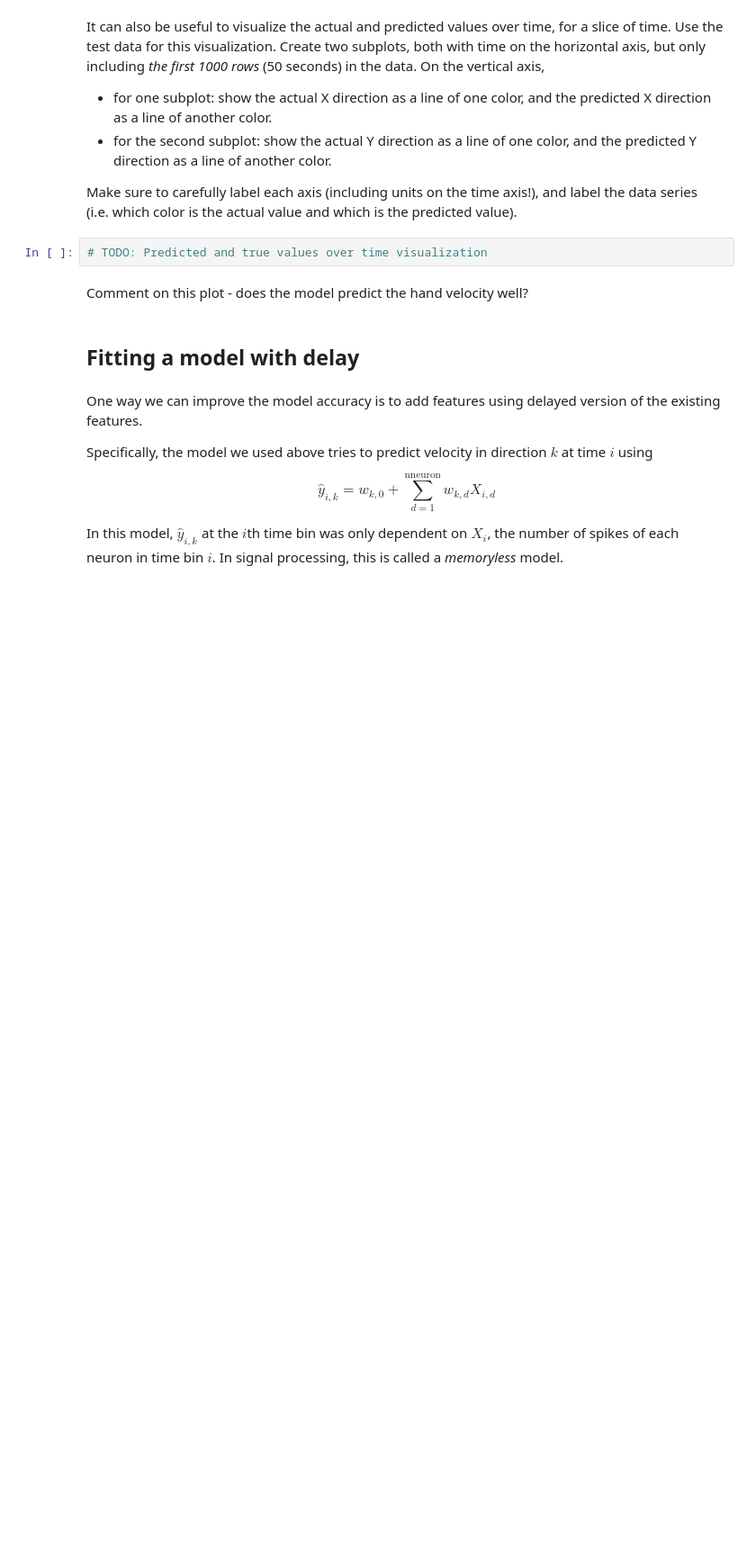
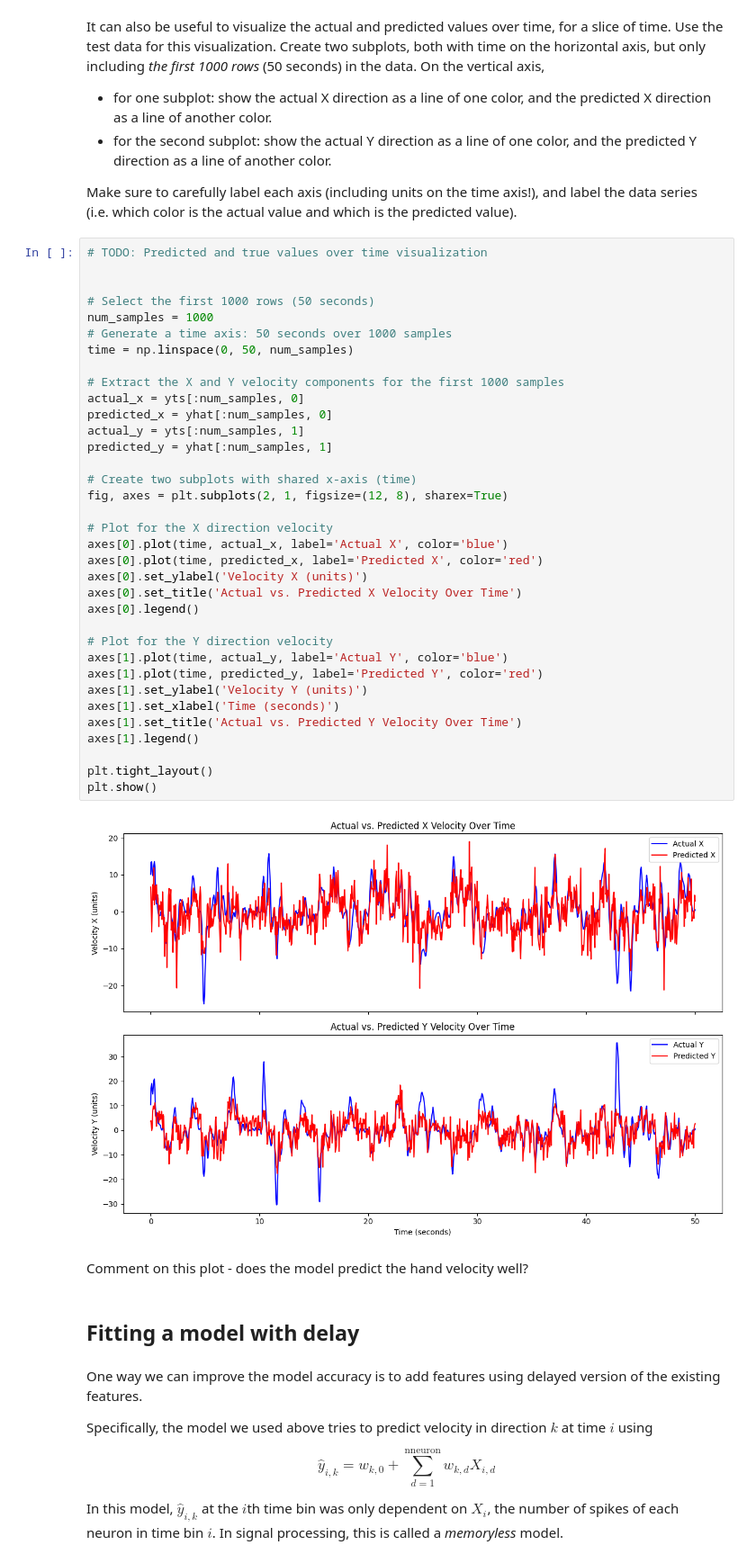
Before and after one commit to GY-Bai/bili_autolive, a Jupyter notebook: notebooks/4-neural-model-selection-hw.ipynb, the cells around one changed output. Shown at 90% size. Cells and saved outputs as stored; diff of their text form; blank space fills up the shorter version.

```diff
--- a/notebooks/4-neural-model-selection-hw.ipynb
+++ b/notebooks/4-neural-model-selection-hw.ipynb
@@ -194,8 +228,43 @@ It can also be useful to visualize the actual and predicted values over time, fo
 -   for the second subplot: show the actual Y direction as a line of one color, and the predicted Y direction as a line of another color.
 
 Make sure to carefully label each axis (including units on the time axis!), and label the data series (i.e. which color is the actual value and which is the predicted value).
-# %%
-# TODO: Predicted and true values over time visualization
+# %%
+# TODO: Predicted and true values over time visualization
+
+
+# Select the first 1000 rows (50 seconds)
+num_samples = 1000
+# Generate a time axis: 50 seconds over 1000 samples
+time = np.linspace(0, 50, num_samples)
+
+# Extract the X and Y velocity components for the first 1000 samples
+actual_x = yts[:num_samples, 0]
+predicted_x = yhat[:num_samples, 0]
+actual_y = yts[:num_samples, 1]
+predicted_y = yhat[:num_samples, 1]
+
+# Create two subplots with shared x-axis (time)
+fig, axes = plt.subplots(2, 1, figsize=(12, 8), sharex=True)
+
+# Plot for the X direction velocity
+axes[0].plot(time, actual_x, label='Actual X', color='blue')
+axes[0].plot(time, predicted_x, label='Predicted X', color='red')
+axes[0].set_ylabel('Velocity X (units)')
+axes[0].set_title('Actual vs. Predicted X Velocity Over Time')
+axes[0].legend()
+
+# Plot for the Y direction velocity
+axes[1].plot(time, actual_y, label='Actual Y', color='blue')
+axes[1].plot(time, predicted_y, label='Predicted Y', color='red')
+axes[1].set_ylabel('Velocity Y (units)')
+axes[1].set_xlabel('Time (seconds)')
+axes[1].set_title('Actual vs. Predicted Y Velocity Over Time')
+axes[1].legend()
+
+plt.tight_layout()
+plt.show()
+# %% [output]
+[figure, added]
 # %% [markdown]
 Comment on this plot - does the model predict the hand velocity well?
 # %% [markdown]
```
Also changed, not shown: parts of 15 cells of this notebook.
